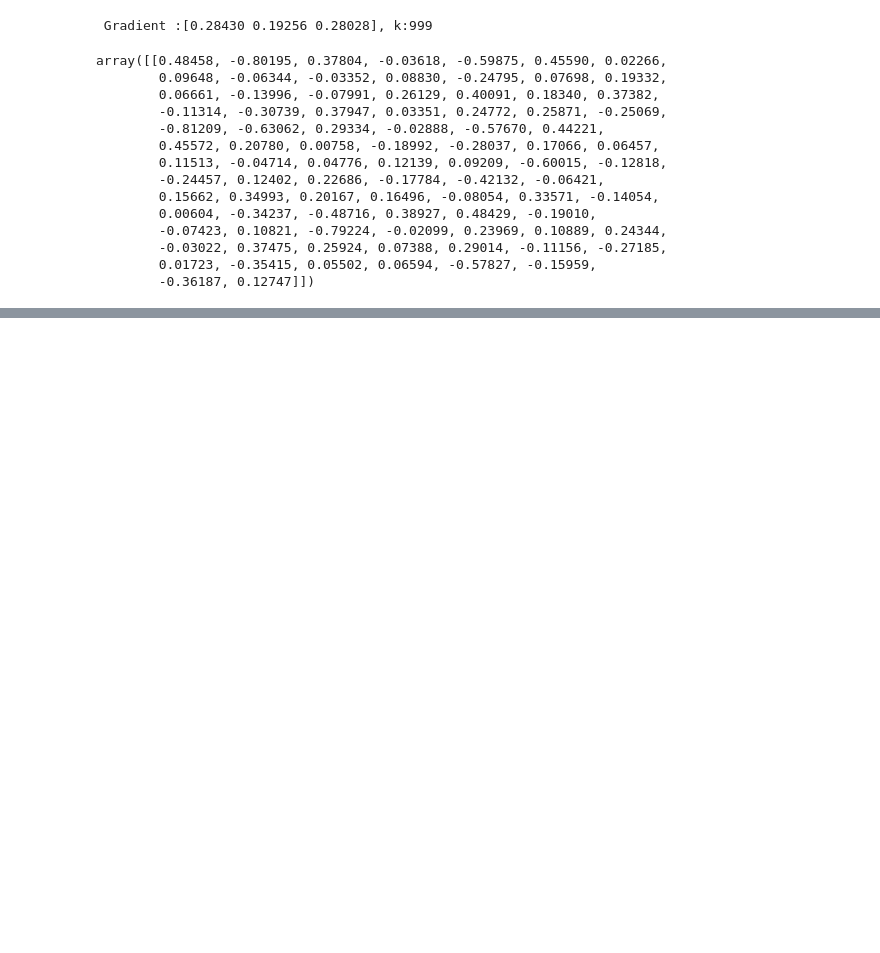
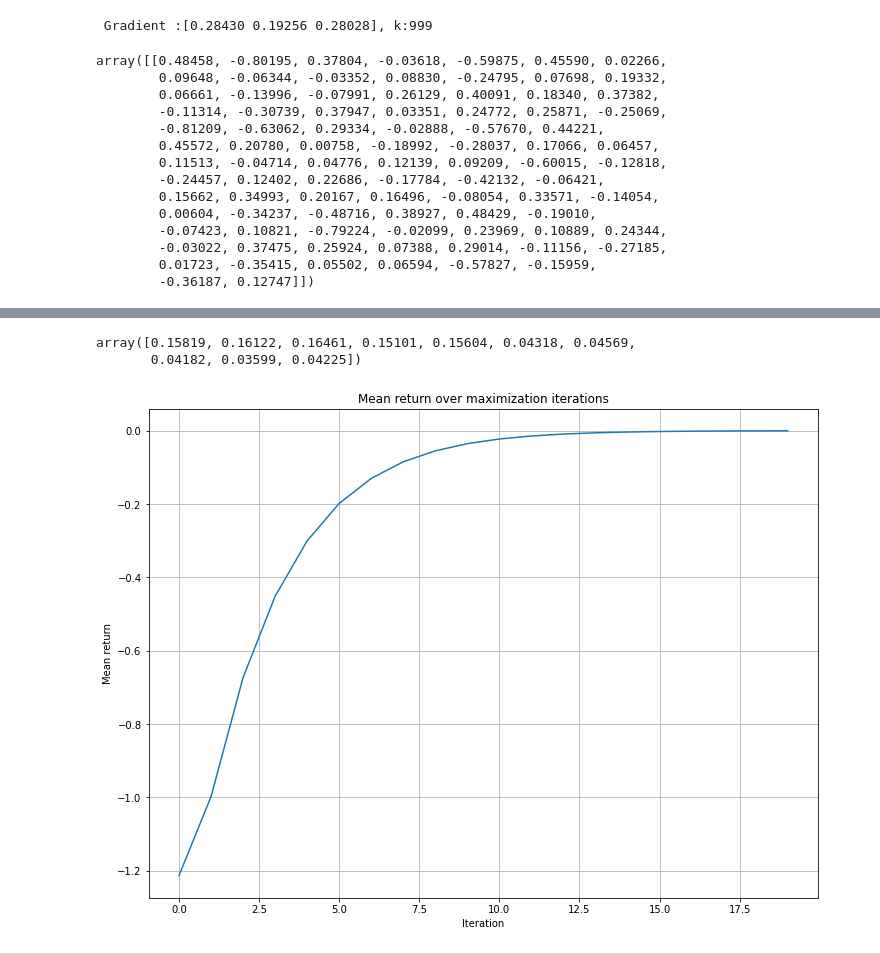
Before and after one commit to gabrielvieira37/master_thesis, a Jupyter notebook: prototype/article_prototype.ipynb, the cells around one changed output, grey strips where cells are left out. Drawn from its saved outputs; the diff is of its cells as text; code cells hidden in the pictures; blank space fills up the shorter version.

```diff
--- a/prototype/article_prototype.ipynb
+++ b/prototype/article_prototype.ipynb
@@ -244,0 +320,8 @@ w_i_t = w_i_t_bench + (1/number_of_stocks)*X.dot(firm_characteristics)
+# %%
+opt_iter = 1
+mean_r = []
+def callback_steps(thetaI):
+    global opt_iter
+    print(f"i:{opt_iter}, theta i: {thetaI}, f(theta):{objective(thetaI)}")
+    mean_r.append(-objective(thetaI))
+    opt_iter += 1
@@ -244,0 +371,5 @@ w_i_t = w_i_t_bench + (1/number_of_stocks)*X.dot(firm_characteristics)
+# %%
+np.sum(w, axis=1)/time
+# %% [output]
+array([0.15819, 0.16122, 0.16461, 0.15101, 0.15604, 0.04318, 0.04569,
+       0.04182, 0.03599, 0.04225])
@@ -244,0 +378,11 @@ w_i_t = w_i_t_bench + (1/number_of_stocks)*X.dot(firm_characteristics)
+# %%
+x = range(len(mean_r))
+plt.figure(figsize=(12,9))
+plt.title("Mean return over maximization iterations")
+plt.plot(x, mean_r)
+plt.xlabel('Iteration')
+plt.ylabel('Mean return')
+plt.grid()
+plt.show()
+# %% [output]
+[figure, added]
```
Also changed, not shown: parts of 9 cells of this notebook.
